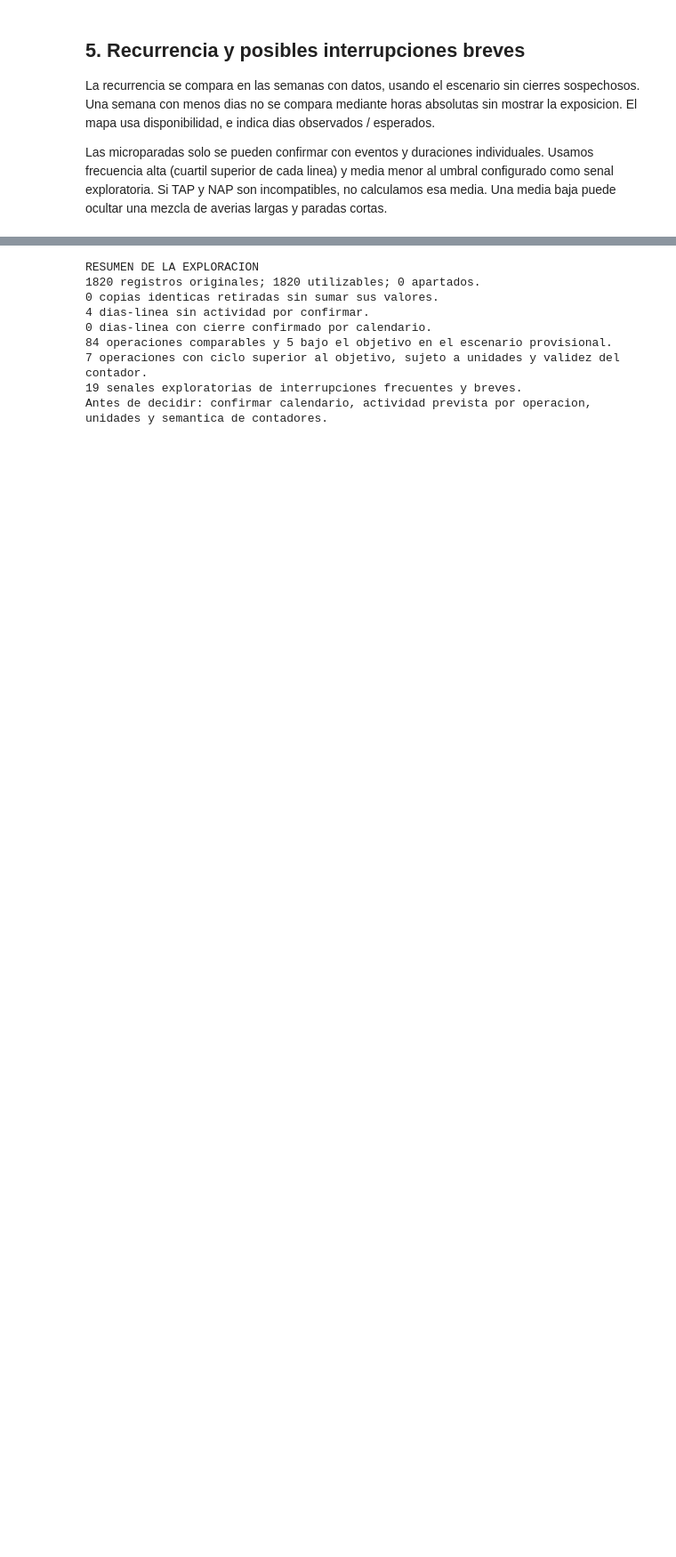
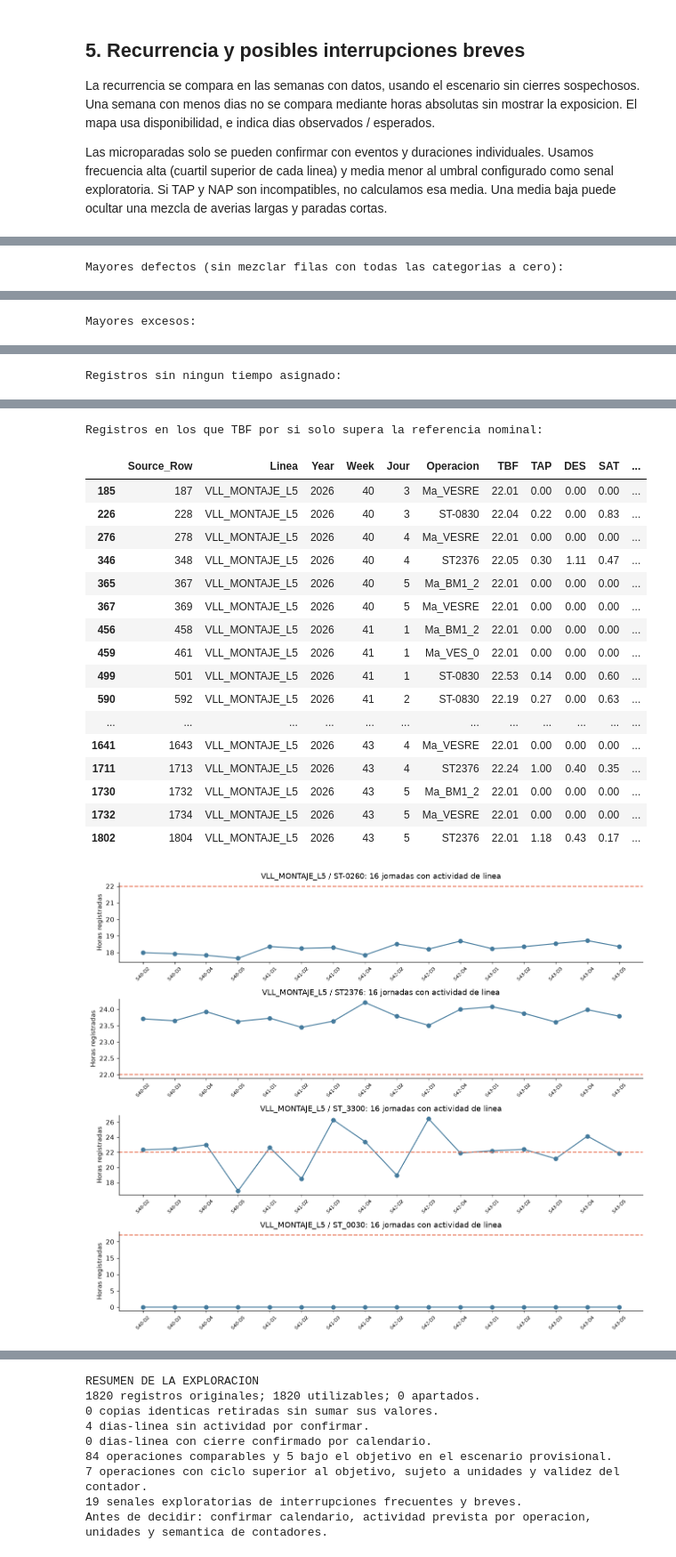
Before and after one commit to AlbertoRodvic/HackathonHORSE, a Jupyter notebook: initial_exploration.ipynb, the cells around one changed output, grey strips where cells are left out. Shown at 89% size. Cells and saved outputs as stored; diff of their text form; code cells hidden in the pictures; blank space fills up the shorter version.

```diff
--- a/initial_exploration.ipynb
+++ b/initial_exploration.ipynb
@@ -581,0 +905,41 @@ for line, points in stop_candidates.groupby('Linea'):
+# %%
+activity_clock = clock_audit.merge(working[ROW_KEYS].drop_duplicates(), on=ROW_KEYS, how='inner', validate='one_to_one')
+activity_clock['abs_gap_hours'] = activity_clock.gap_hours.abs()
+clock_activity_summary = activity_clock.groupby(JOIN_KEYS).agg(
+    dias=('Jour', 'size'), media_desvio_h=('gap_hours', 'mean'),
+    minimo_desvio_h=('gap_hours', 'min'), maximo_desvio_h=('gap_hours', 'max'),
+    fuera_6min=('within_six_minutes', lambda s: (~s).sum()),
+    tiempos_cero=('zero_total', 'sum'))
+clock_activity_summary['rango_desvio_h'] = clock_activity_summary.maximo_desvio_h - clock_activity_summary.minimo_desvio_h
+print('Sesgos negativos y positivos en jornadas con alguna actividad en la linea:')
+display(clock_activity_summary.nsmallest(8, 'media_desvio_h').round(3))
+display(clock_activity_summary.nlargest(8, 'media_desvio_h').round(3))
+print('Mayores defectos (sin mezclar filas con todas las categorias a cero):')
+clock_detail_columns = ['Source_Row'] + ROW_KEYS + TIMES + ['total_hours_exact', 'gap_hours', 'NAP', 'NPR']
+display(activity_clock.loc[activity_clock.total_hours_exact.gt(0)].nsmallest(10, 'gap_hours')[clock_detail_columns])
+print('Mayores excesos:')
+display(activity_clock.nlargest(10, 'gap_hours')[clock_detail_columns])
+print('Registros sin ningun tiempo asignado:')
+display(clock_audit.loc[clock_audit.zero_total, clock_detail_columns])
+print('Registros en los que TBF por si solo supera la referencia nominal:')
+display(clock_audit.loc[clock_audit.TBF.gt(REFERENCE_HOURS), clock_detail_columns])
+# Ejemplos elegidos por criterio numerico, sin codificar nombres de maquinas.
+nonzero_summary = clock_activity_summary.loc[clock_activity_summary.tiempos_cero.eq(0)]
+examples = []
+if len(nonzero_summary):
+    examples += [nonzero_summary.media_desvio_h.idxmin(), nonzero_summary.media_desvio_h.idxmax(), nonzero_summary.rango_desvio_h.idxmax()]
+zeros = clock_activity_summary.loc[clock_activity_summary.tiempos_cero.gt(0)]
+if len(zeros): examples.append(zeros.tiempos_cero.idxmax())
+examples = list(dict.fromkeys(examples))
+if examples:
+    fig, axes = plt.subplots(len(examples), 1, figsize=(12, 2.5 * len(examples)), squeeze=False)
+    for axis, (line, operation) in zip(axes[:,0], examples):
+        sample = activity_clock.loc[activity_clock.Linea.eq(line) & activity_clock.Operacion.eq(operation)].sort_values(['Year','Week','Jour'])
+        labels = [f'S{w}-D{day}' for w,day in sample[['Week','Jour']].to_numpy()]
+        axis.plot(range(len(sample)), sample.total_hours_exact, marker='o', color='#457b9d')
+        axis.axhline(REFERENCE_HOURS, color='#e76f51', linestyle='--')
+        axis.set_xticks(range(len(sample)), labels, rotation=45, fontsize=7)
+        axis.set(title=f'{line} / {operation}: {len(sample)} jornadas con actividad de linea', ylabel='Horas registradas')
+    plt.tight_layout()
+    plt.show()
+# %% [output]
@@ -581,0 +967 @@ for line, points in stop_candidates.groupby('Linea'):
+Mayores defectos (sin mezclar filas con todas las categorias a cero):
@@ -581,0 +979 @@ for line, points in stop_candidates.groupby('Linea'):
+Mayores excesos:
@@ -581,0 +991 @@ for line, points in stop_candidates.groupby('Linea'):
+Registros sin ningun tiempo asignado:
@@ -581,0 +1009,19 @@ for line, points in stop_candidates.groupby('Linea'):
+Registros en los que TBF por si solo supera la referencia nominal:
+|  | Source_Row | Linea | Year | Week | Jour | Operacion | TBF | TAP | DES | SAT | ... |
+| 185 | 187 | VLL_MONTAJE_L5 | 2026 | 40 | 3 | Ma_VESRE | 22.01 | 0.00 | 0.00 | 0.00 | ... |
+| 226 | 228 | VLL_MONTAJE_L5 | 2026 | 40 | 3 | ST-0830 | 22.04 | 0.22 | 0.00 | 0.83 | ... |
+| 276 | 278 | VLL_MONTAJE_L5 | 2026 | 40 | 4 | Ma_VESRE | 22.01 | 0.00 | 0.00 | 0.00 | ... |
+| 346 | 348 | VLL_MONTAJE_L5 | 2026 | 40 | 4 | ST2376 | 22.05 | 0.30 | 1.11 | 0.47 | ... |
+| 365 | 367 | VLL_MONTAJE_L5 | 2026 | 40 | 5 | Ma_BM1_2 | 22.01 | 0.00 | 0.00 | 0.00 | ... |
+| 367 | 369 | VLL_MONTAJE_L5 | 2026 | 40 | 5 | Ma_VESRE | 22.01 | 0.00 | 0.00 | 0.00 | ... |
+| 456 | 458 | VLL_MONTAJE_L5 | 2026 | 41 | 1 | Ma_BM1_2 | 22.01 | 0.00 | 0.00 | 0.00 | ... |
+| 459 | 461 | VLL_MONTAJE_L5 | 2026 | 41 | 1 | Ma_VES_0 | 22.01 | 0.00 | 0.00 | 0.00 | ... |
+| 499 | 501 | VLL_MONTAJE_L5 | 2026 | 41 | 1 | ST-0830 | 22.53 | 0.14 | 0.00 | 0.60 | ... |
+| 590 | 592 | VLL_MONTAJE_L5 | 2026 | 41 | 2 | ST-0830 | 22.19 | 0.27 | 0.00 | 0.63 | ... |
+| ... | ... | ... | ... | ... | ... | ... | ... | ... | ... | ... | ... |
+| 1641 | 1643 | VLL_MONTAJE_L5 | 2026 | 43 | 4 | Ma_VESRE | 22.01 | 0.00 | 0.00 | 0.00 | ... |
+| 1711 | 1713 | VLL_MONTAJE_L5 | 2026 | 43 | 4 | ST2376 | 22.24 | 1.00 | 0.40 | 0.35 | ... |
+| 1730 | 1732 | VLL_MONTAJE_L5 | 2026 | 43 | 5 | Ma_BM1_2 | 22.01 | 0.00 | 0.00 | 0.00 | ... |
+| 1732 | 1734 | VLL_MONTAJE_L5 | 2026 | 43 | 5 | Ma_VESRE | 22.01 | 0.00 | 0.00 | 0.00 | ... |
+| 1802 | 1804 | VLL_MONTAJE_L5 | 2026 | 43 | 5 | ST2376 | 22.01 | 1.18 | 0.43 | 0.17 | ... |
+[figure, added]
```
Also changed, not shown: parts of 21 cells of this notebook, 3 other files.
